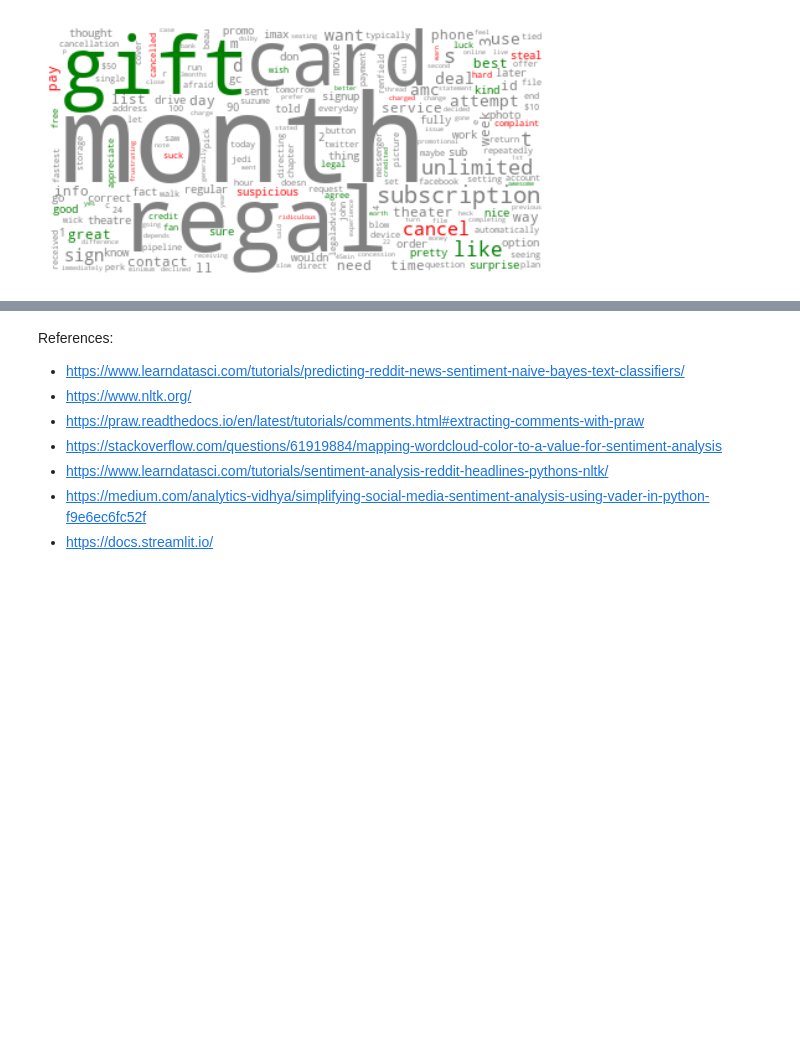
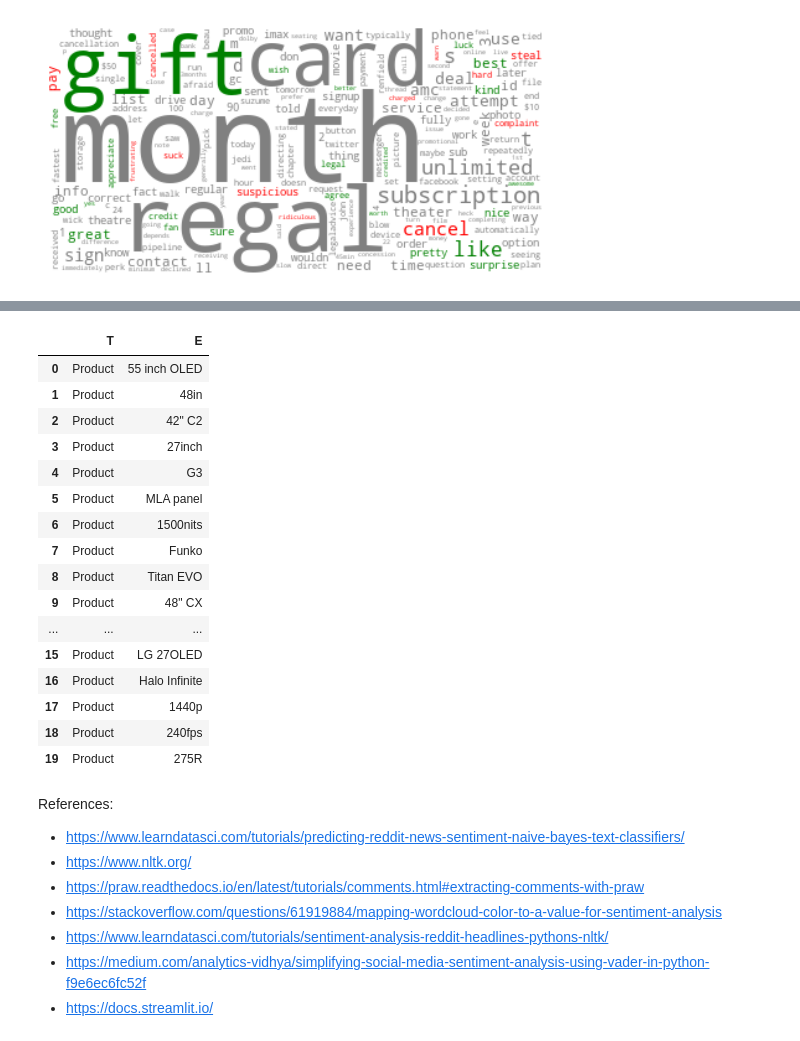
Before and after one commit to anudeepvanjavakam1/lit_or_not_on_reddit, a Jupyter notebook: set_up_notebook.ipynb, the cells around one changed output, grey strips where cells are left out. Saved outputs shown, nothing was run; the diff lists cells and outputs as text; code cells hidden in the pictures; blank space fills up the shorter version.

```diff
--- a/set_up_notebook.ipynb
+++ b/set_up_notebook.ipynb
@@ -398,3 +721,25 @@ Try sentiment for sentences instead of words. There may be some sentences such a
+# %%
+tags_df = tags_df[(~tags_df['T'].isna())].drop(columns = ['branch','group'])
+# %%
+tags_df
+# %% [output]
+|  | T | E |
+| 0 | Product | 55 inch OLED |
+| 1 | Product | 48in |
+| 2 | Product | 42" C2 |
+| 3 | Product | 27inch |
+| 4 | Product | G3 |
+| 5 | Product | MLA panel |
+| 6 | Product | 1500nits |
+| 7 | Product | Funko |
+| 8 | Product | Titan EVO |
+| 9 | Product | 48" CX |
+| ... | ... | ... |
+| 15 | Product | LG 27OLED |
+| 16 | Product | Halo Infinite |
+| 17 | Product | 1440p |
+| 18 | Product | 240fps |
+| 19 | Product | 275R |
 # %% [markdown]
 References:
 - https://www.learndatasci.com/tutorials/predicting-reddit-news-sentiment-naive-bayes-text-classifiers/
```
Also changed, not shown: parts of 32 cells of this notebook, 12 other files.
